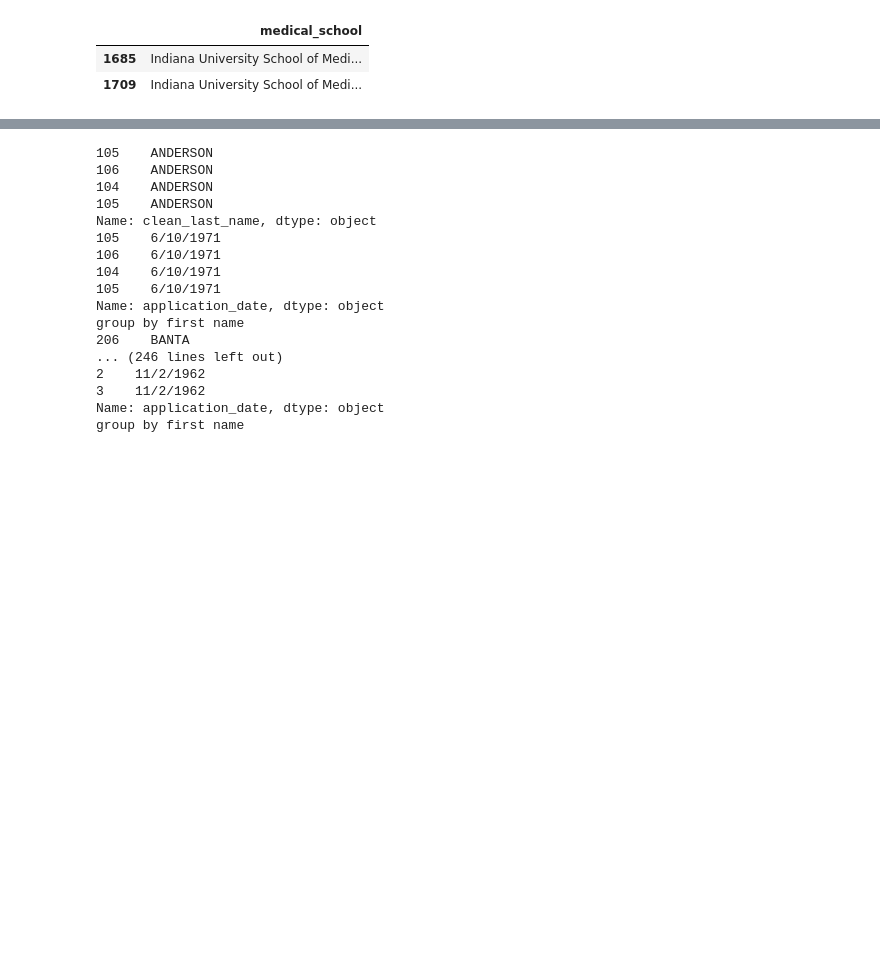
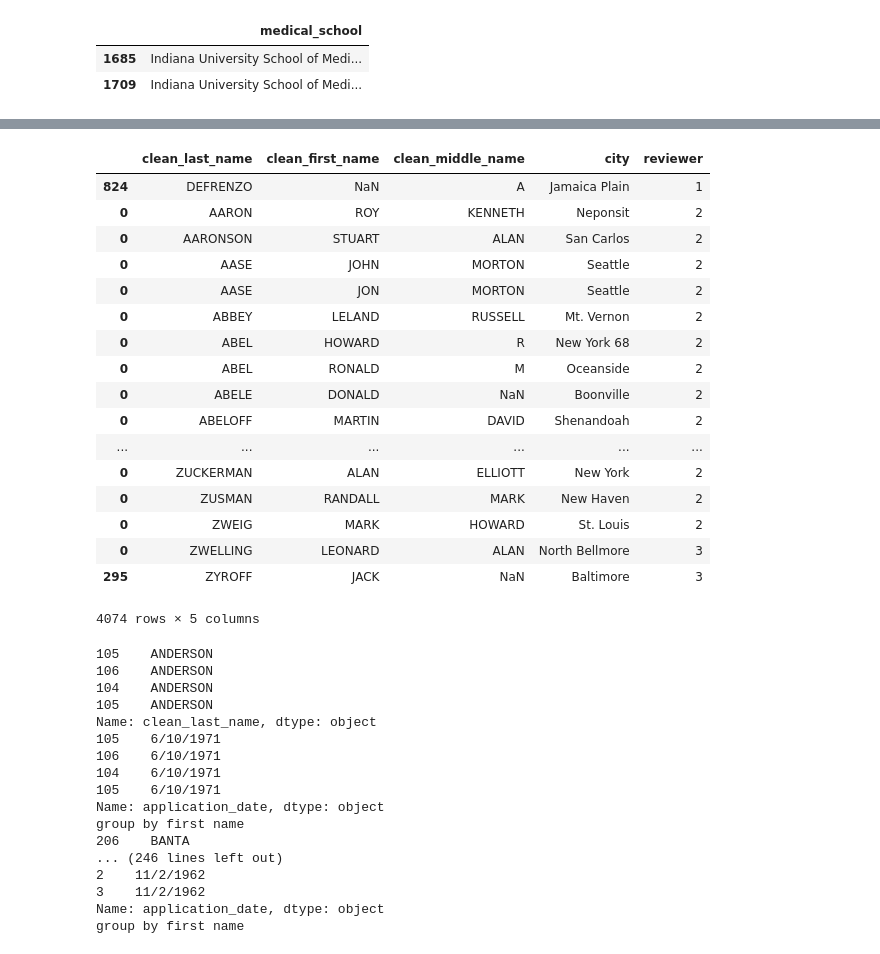
Before and after one commit to Lrraymond13/yellow_beret, a Jupyter notebook: Compile Application Card Raw Data, Dedup and Standardize.ipynb, the cells around one changed output, grey strips where cells are left out. Drawn from its saved outputs; the diff is of its cells as text; code cells hidden in the pictures; blank space fills up the shorter version.

Commit message:
added dedupe code at a person level

```diff
--- a/Compile Application Card Raw Data, Dedup and Standardize.ipynb
+++ b/Compile Application Card Raw Data, Dedup and Standardize.ipynb
@@ -381,0 +430,2 @@ all_app_short2.loc[all_app_short2.clean_last_name=='HASELBY', ['medical_school']
+# %%
+last_name_grouped = all_app_shorted.groupby(['clean_last_name'])
@@ -381,0 +476,2 @@ all_app_short2.loc[all_app_short2.clean_last_name=='HASELBY', ['medical_school']
+# %%
+combined_rows = map(lambda (x, y): consolidate_person(y), last_name_grouped)
@@ -381,0 +496,4 @@ all_app_short2.loc[all_app_short2.clean_last_name=='HASELBY', ['medical_school']
+# %%
+unique_people_df = pd.concat(combined_rows)
+# %%
+unique_people_df.sort_values(by=['clean_last_name'], axis=0, inplace=True)
@@ -382,3 +502,24 @@ all_app_short2.loc[all_app_short2.clean_last_name=='HASELBY', ['medical_school']
+# %%
+unique_people_df[['clean_last_name', 'clean_first_name', 'clean_middle_name', 'city', 'reviewer']]
+# %% [output]
+|  | clean_last_name | clean_first_name | clean_middle_name | city | reviewer |
+| 824 | DEFRENZO | NaN | A | Jamaica Plain | 1 |
+| 0 | AARON | ROY | KENNETH | Neponsit | 2 |
+| 0 | AARONSON | STUART | ALAN | San Carlos | 2 |
+| 0 | AASE | JOHN | MORTON | Seattle | 2 |
+| 0 | AASE | JON | MORTON | Seattle | 2 |
+| 0 | ABBEY | LELAND | RUSSELL | Mt. Vernon | 2 |
+| 0 | ABEL | HOWARD | R | New York 68 | 2 |
+| 0 | ABEL | RONALD | M | Oceanside | 2 |
+| 0 | ABELE | DONALD | NaN | Boonville | 2 |
+| 0 | ABELOFF | MARTIN | DAVID | Shenandoah | 2 |
+| ... | ... | ... | ... | ... | ... |
+| 0 | ZUCKERMAN | ALAN | ELLIOTT | New York | 2 |
+| 0 | ZUSMAN | RANDALL | MARK | New Haven | 2 |
+| 0 | ZWEIG | MARK | HOWARD | St. Louis | 2 |
+| 0 | ZWELLING | LEONARD | ALAN | North Bellmore | 3 |
+| 295 | ZYROFF | JACK | NaN | Baltimore | 3 |
+4074 rows × 5 columns
 # %%
 def consolidate_candidate(candidate_df):
     # for each dataframe, with a common last name and application date, seperate into unique candidate pairs
```
Also changed, not shown: parts of 17 cells of this notebook.
